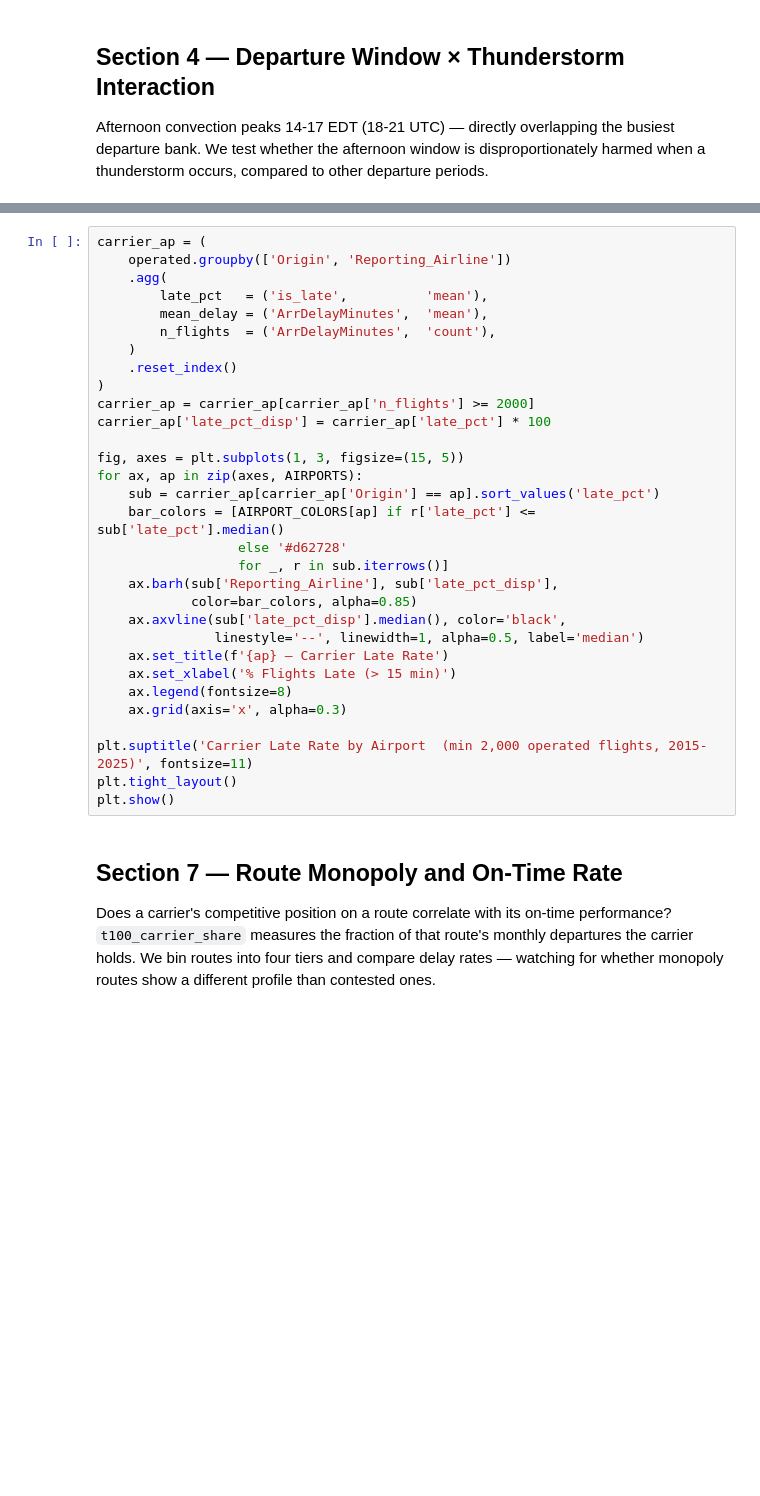
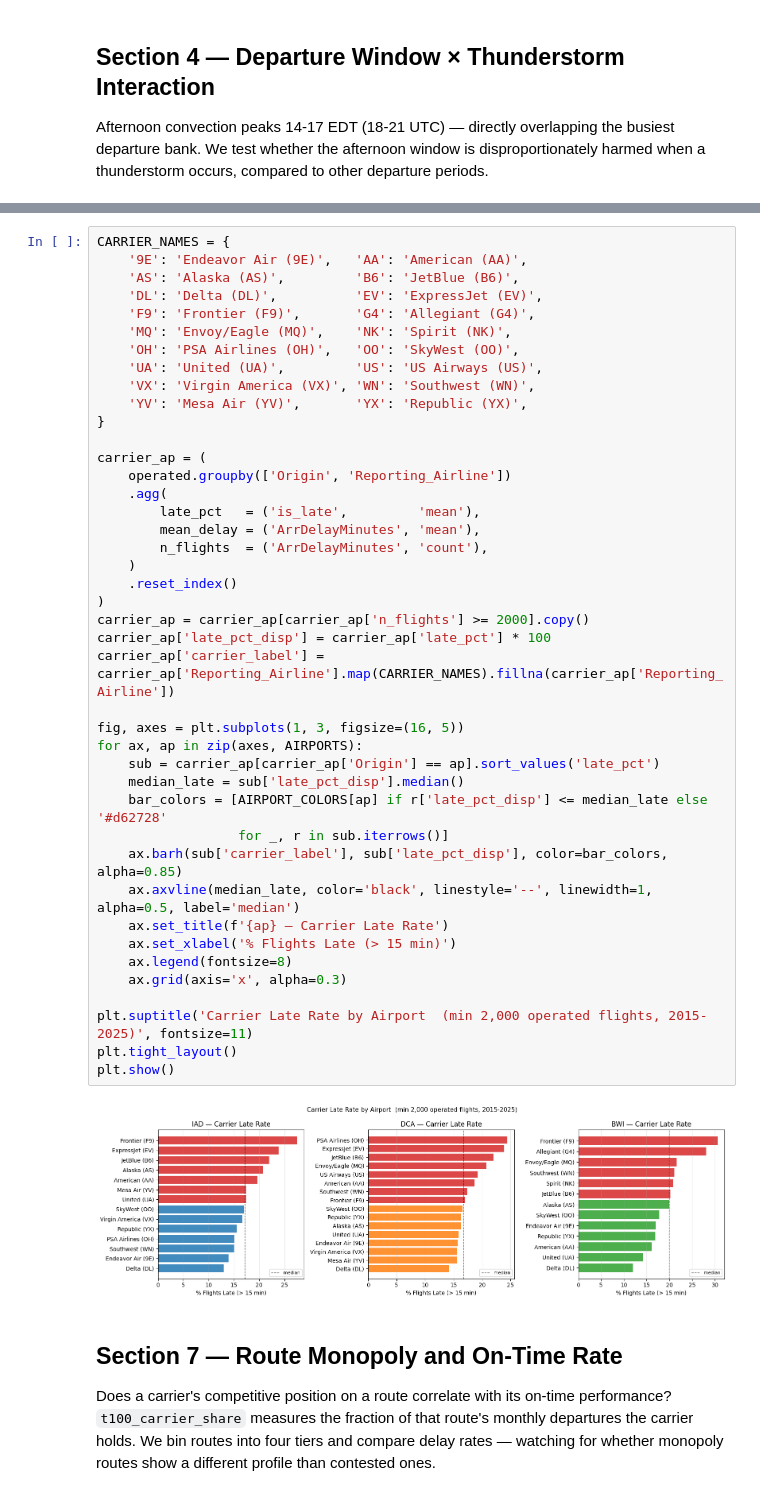
Before and after one commit to kibbbles/three-airports, a Jupyter notebook: notebooks/08_eda_joined.ipynb, the cells around one changed output, grey strips where cells are left out. Drawn from its saved outputs; the diff is of its cells as text; blank space fills up the shorter version.

```diff
--- a/notebooks/08_eda_joined.ipynb
+++ b/notebooks/08_eda_joined.ipynb
@@ -314,34 +395,47 @@ flights at an airport are excluded to keep comparisons statistically meaningful.
 # %%
+CARRIER_NAMES = {
+    '9E': 'Endeavor Air (9E)',   'AA': 'American (AA)',
+    'AS': 'Alaska (AS)',         'B6': 'JetBlue (B6)',
+    'DL': 'Delta (DL)',          'EV': 'ExpressJet (EV)',
+    'F9': 'Frontier (F9)',       'G4': 'Allegiant (G4)',
+    'MQ': 'Envoy/Eagle (MQ)',    'NK': 'Spirit (NK)',
+    'OH': 'PSA Airlines (OH)',   'OO': 'SkyWest (OO)',
+    'UA': 'United (UA)',         'US': 'US Airways (US)',
+    'VX': 'Virgin America (VX)', 'WN': 'Southwest (WN)',
+    'YV': 'Mesa Air (YV)',       'YX': 'Republic (YX)',
+}
+
 carrier_ap = (
     operated.groupby(['Origin', 'Reporting_Airline'])
     .agg(
-        late_pct   = ('is_late',          'mean'),
-        mean_delay = ('ArrDelayMinutes',  'mean'),
-        n_flights  = ('ArrDelayMinutes',  'count'),
+        late_pct   = ('is_late',         'mean'),
+        mean_delay = ('ArrDelayMinutes', 'mean'),
+        n_flights  = ('ArrDelayMinutes', 'count'),
     )
     .reset_index()
 )
-carrier_ap = carrier_ap[carrier_ap['n_flights'] >= 2000]
+carrier_ap = carrier_ap[carrier_ap['n_flights'] >= 2000].copy()
 carrier_ap['late_pct_disp'] = carrier_ap['late_pct'] * 100
+carrier_ap['carrier_label'] = carrier_ap['Reporting_Airline'].map(CARRIER_NAMES).fillna(carrier_ap['Reporting_Airline'])
 
-fig, axes = plt.subplots(1, 3, figsize=(15, 5))
+fig, axes = plt.subplots(1, 3, figsize=(16, 5))
 for ax, ap in zip(axes, AIRPORTS):
     sub = carrier_ap[carrier_ap['Origin'] == ap].sort_values('late_pct')
-    bar_colors = [AIRPORT_COLORS[ap] if r['late_pct'] <= sub['late_pct'].median()
-                  else '#d62728'
+    median_late = sub['late_pct_disp'].median()
+    bar_colors = [AIRPORT_COLORS[ap] if r['late_pct_disp'] <= median_late else '#d62728'
                   for _, r in sub.iterrows()]
-    ax.barh(sub['Reporting_Airline'], sub['late_pct_disp'],
-            color=bar_colors, alpha=0.85)
-    ax.axvline(sub['late_pct_disp'].median(), color='black',
-               linestyle='--', linewidth=1, alpha=0.5, label='median')
+    ax.barh(sub['carrier_label'], sub['late_pct_disp'], color=bar_colors, alpha=0.85)
+    ax.axvline(median_late, color='black', linestyle='--', linewidth=1, alpha=0.5, label='median')
     ax.set_title(f'{ap} — Carrier Late Rate')
     ax.set_xlabel('% Flights Late (> 15 min)')
     ax.legend(fontsize=8)
     ax.grid(axis='x', alpha=0.3)
 
 plt.suptitle('Carrier Late Rate by Airport  (min 2,000 operated flights, 2015-2025)', fontsize=11)
 plt.tight_layout()
 plt.show()
+# %% [output]
+[figure, added]
 # %% [markdown]
 ## Section 7 — Route Monopoly and On-Time Rate
 
```
Also changed, not shown: parts of 23 cells of this notebook.
